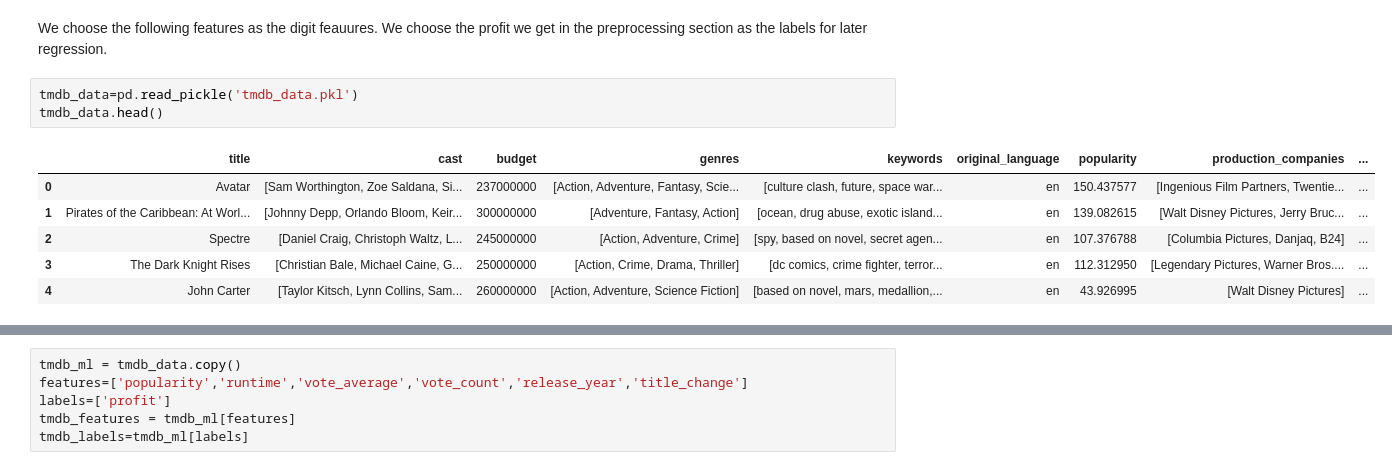
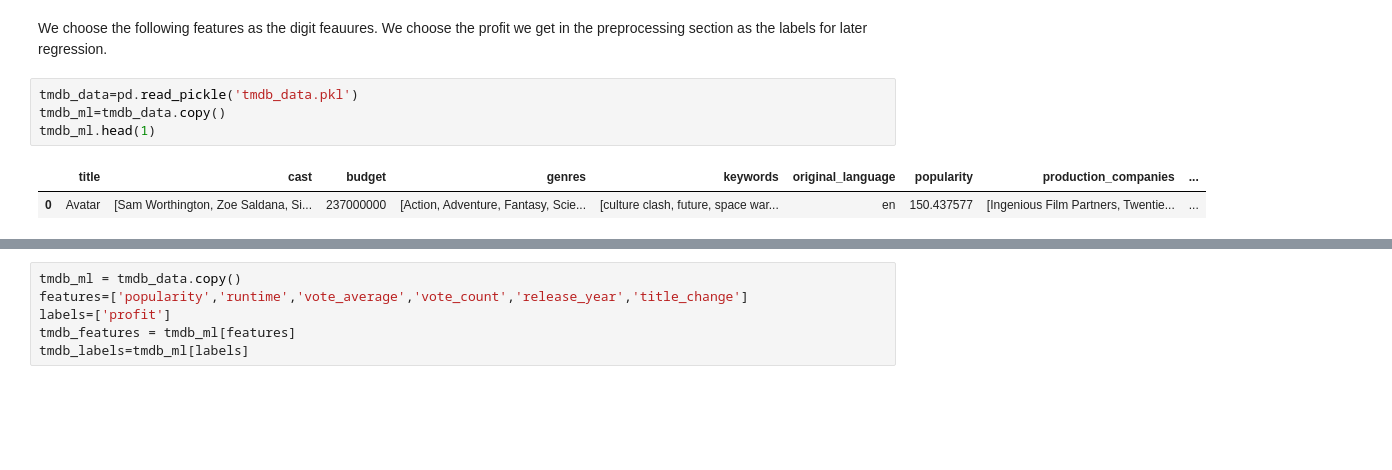
Before and after one commit to ZX-joe/Applied-Data-Analysis-How-to-make-a-hit-moive, a Jupyter notebook: ML_10.ipynb, the cells around one changed output, grey strips where cells are left out. Cells and saved outputs as stored; diff of their text form; blank space fills up the shorter version.

```diff
--- a/ML_10.ipynb
+++ b/ML_10.ipynb
@@ -572,11 +572,8 @@ Here is a machine learning regression algorithm for profit. We wish to explore t
 We choose the following features as the digit feauures. We choose the profit we get in the preprocessing section as the labels for later regression.
 # %%
 tmdb_data=pd.read_pickle('tmdb_data.pkl')
-tmdb_data.head()
+tmdb_ml=tmdb_data.copy()
+tmdb_ml.head(1)
 # %% [output]
 |  | title | cast | budget | genres | keywords | original_language | popularity | production_companies | ... |
 | 0 | Avatar | [Sam Worthington, Zoe Saldana, Si... | 237000000 | [Action, Adventure, Fantasy, Scie... | [culture clash, future, space war... | en | 150.437577 | [Ingenious Film Partners, Twentie... | ... |
-| 1 | Pirates of the Caribbean: At Worl... | [Johnny Depp, Orlando Bloom, Keir... | 300000000 | [Adventure, Fantasy, Action] | [ocean, drug abuse, exotic island... | en | 139.082615 | [Walt Disney Pictures, Jerry Bruc... | ... |
-| 2 | Spectre | [Daniel Craig, Christoph Waltz, L... | 245000000 | [Action, Adventure, Crime] | [spy, based on novel, secret agen... | en | 107.376788 | [Columbia Pictures, Danjaq, B24] | ... |
-| 3 | The Dark Knight Rises | [Christian Bale, Michael Caine, G... | 250000000 | [Action, Crime, Drama, Thriller] | [dc comics, crime fighter, terror... | en | 112.312950 | [Legendary Pictures, Warner Bros.... | ... |
-| 4 | John Carter | [Taylor Kitsch, Lynn Collins, Sam... | 260000000 | [Action, Adventure, Science Fiction] | [based on novel, mars, medallion,... | en | 43.926995 | [Walt Disney Pictures] | ... |
```
Also changed, not shown: parts of 24 cells of this notebook, 1 other file.
